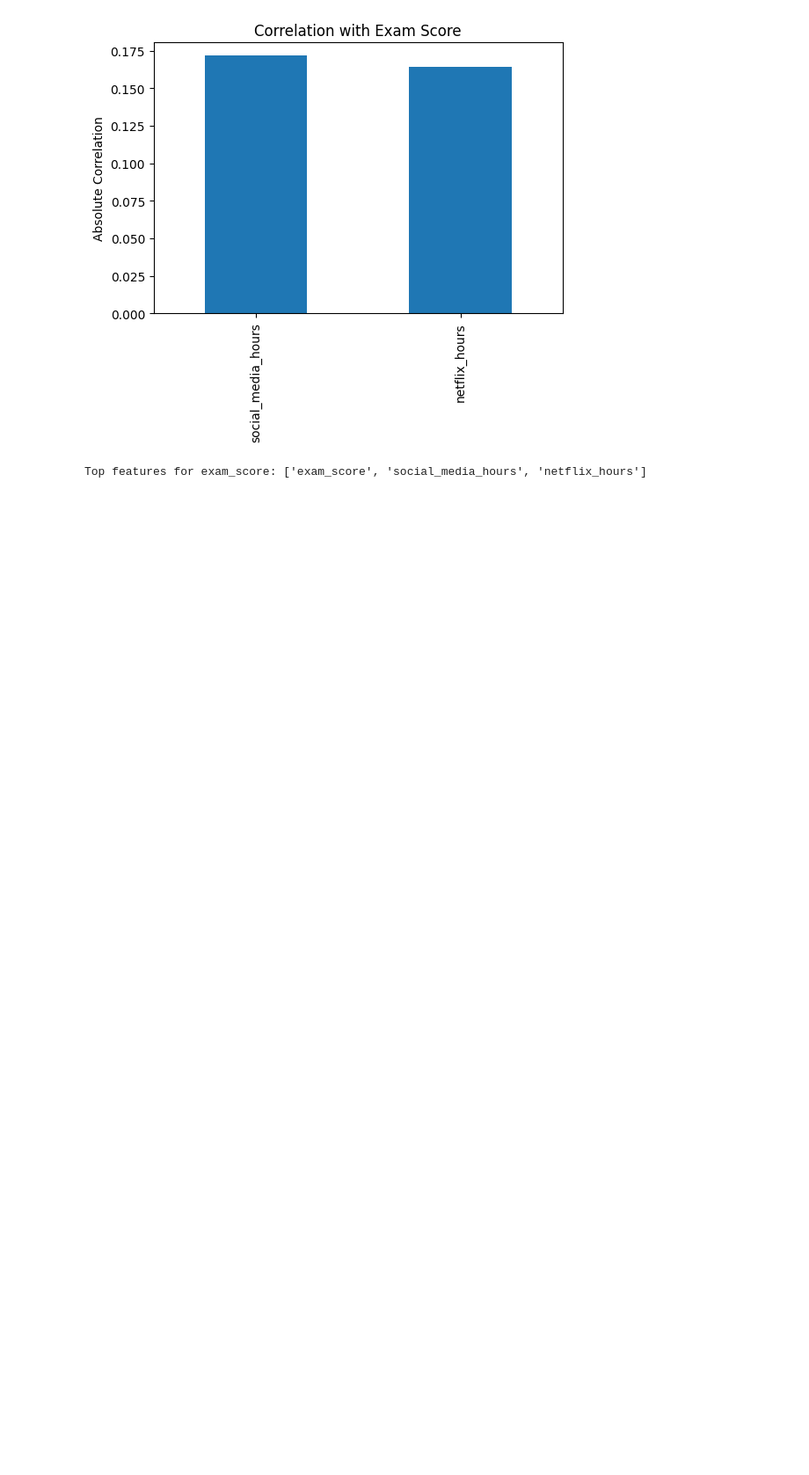
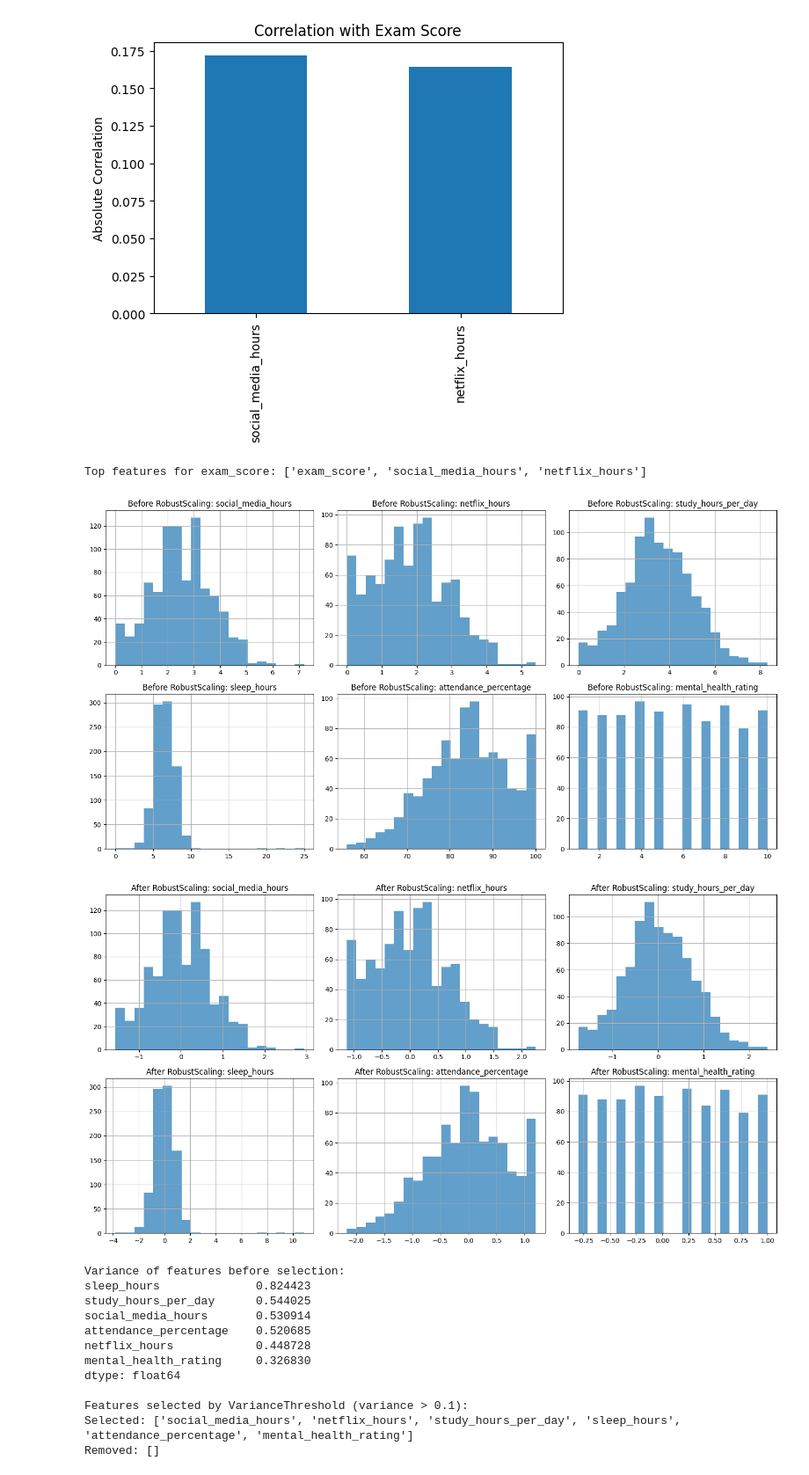
Before and after one commit to aryaappu745/GRIP-Task-1, a Jupyter notebook: Lab1_DataProcessing.ipynb, the cells around one changed output. Shown at 88% size. Saved outputs shown, nothing was run; the diff lists cells and outputs as text; code cells hidden in the pictures; blank space fills up the shorter version.

```diff
--- a/Lab1_DataProcessing.ipynb
+++ b/Lab1_DataProcessing.ipynb
@@ -773,3 +773,82 @@ print("Top features for exam_score:", top_features_q3)
 [figure]
 [figure]
 Top features for exam_score: ['exam_score', 'social_media_hours', 'netflix_hours']
+# %%
+# Question 3
+# Does digital media consumption impact academic performance?
+
+from sklearn.preprocessing import RobustScaler
+from sklearn.feature_selection import VarianceThreshold
+
+# Select columns
+cols_q3_alt = ['social_media_hours', 'netflix_hours', 'study_hours_per_day',
+               'sleep_hours', 'attendance_percentage', 'mental_health_rating', 'exam_score']
+df_q3_alt = df[cols_q3_alt].copy()
+
+# Apply RobustScaler (uses median and IQR, less sensitive to outliers)
+scaler_robust = RobustScaler()
+features_to_scale = ['social_media_hours', 'netflix_hours', 'study_hours_per_day',
+                    'sleep_hours', 'attendance_percentage', 'mental_health_rating']
+
+# Plot before scaling
+fig, axes = plt.subplots(2, 3, figsize=(15, 8))
+axes = axes.flatten()
+
+for i, col in enumerate(features_to_scale):
+    df_q3_alt[col].hist(ax=axes[i], bins=20, alpha=0.7)
+    axes[i].set_title(f'Before RobustScaling: {col}')
+
+plt.tight_layout()
+plt.show()
+
+# Apply RobustScaler
+df_q3_alt[features_to_scale] = scaler_robust.fit_transform(df_q3_alt[features_to_scale])
+
+# Plot after scaling
+fig, axes = plt.subplots(2, 3, figsize=(15, 8))
+axes = axes.flatten()
+
+for i, col in enumerate(features_to_scale):
+    df_q3_alt[col].hist(ax=axes[i], bins=20, alpha=0.7)
+    axes[i].set_title(f'After RobustScaling: {col}')
+
+plt.tight_layout()
+plt.show()
+
+# Apply VarianceThreshold for feature selection
+X_q3 = df_q3_alt.drop('exam_score', axis=1)
+
+# Calculate variance before selection
+print("Variance of features before selection:")
+variances_before = pd.Series(X_q3.var(), index=X_q3.columns).sort_values(ascending=False)
+print(variances_before)
+
+# Apply VarianceThreshold (remove features with variance < 0.1)
+selector = VarianceThreshold(threshold=0.1)
+X_selected = selector.fit_transform(X_q3)
+
+# Get selected feature names
+selected_mask = selector.get_support()
+selected_features_q3 = X_q3.columns[selected_mask].tolist()
+
+print(f"\nFeatures selected by VarianceThreshold (variance > 0.1):")
+print(f"Selected: {selected_features_q3}")
+print(f"Removed: {[col for col in X_q3.columns if col not in selected_features_q3]}")
+
+# Create final dataset
+df_q3_final = df_q3_alt[selected_features_q3 + ['exam_score']]
+# %% [output]
+[figure, added]
+[figure, added]
+Variance of features before selection:
+sleep_hours              0.824423
+study_hours_per_day      0.544025
+social_media_hours       0.530914
+attendance_percentage    0.520685
+netflix_hours            0.448728
+mental_health_rating     0.326830
+dtype: float64
+
+Features selected by VarianceThreshold (variance > 0.1):
+Selected: ['social_media_hours', 'netflix_hours', 'study_hours_per_day', 'sleep_hours', 'attendance_percentage', 'mental_health_rating']
+Removed: []
```
Also changed, not shown: parts of 3 cells of this notebook.
